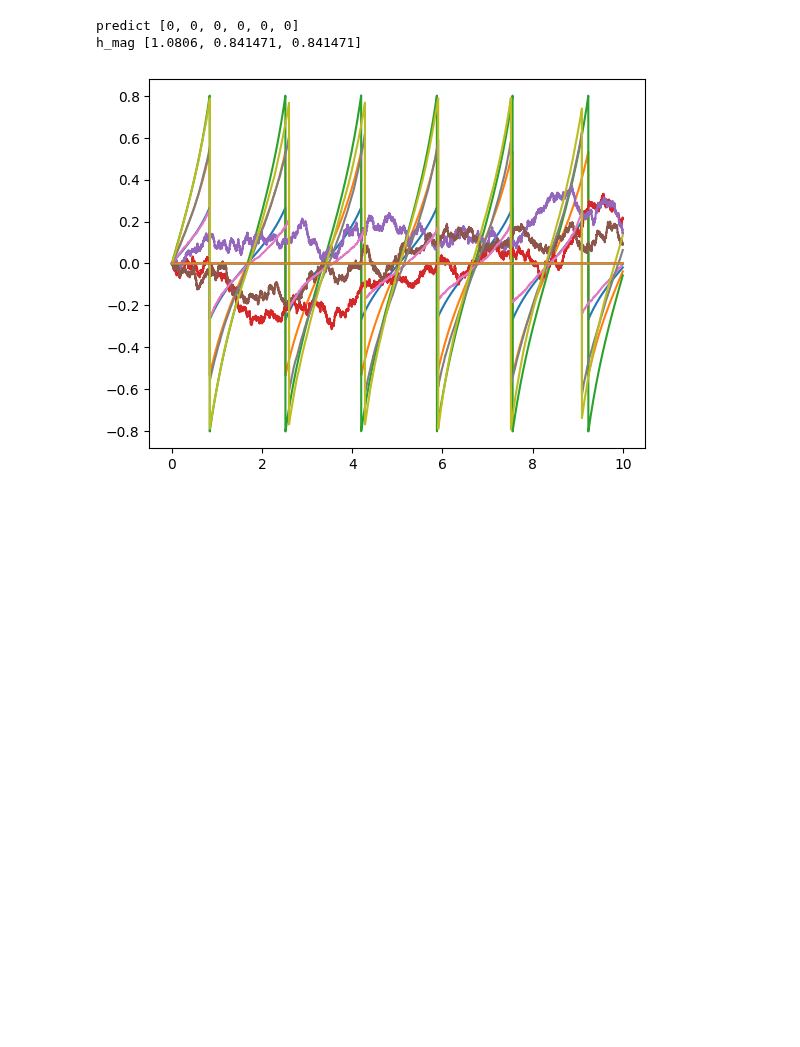
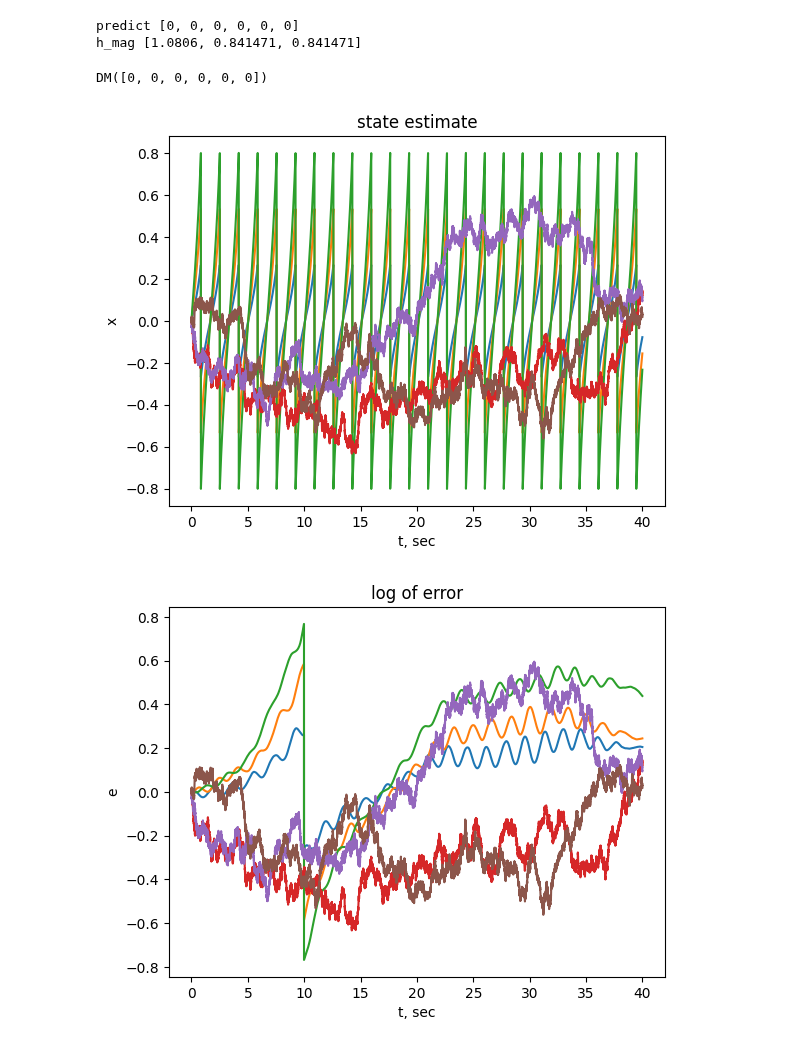
Before and after one commit to CogniPilot/cyecca, a Jupyter notebook: notebook/AttitudeEstimator.ipynb, the cells around one changed output. Drawn from its saved outputs; the diff is of its cells as text; code cells hidden in the pictures; blank space fills up the shorter version.

```diff
--- a/notebook/AttitudeEstimator.ipynb
+++ b/notebook/AttitudeEstimator.ipynb
@@ -45,18 +45,20 @@ R_nb = r_nb.to_Matrix()  # attitude matrix
 w = ca.SX.sym("w", 6)
 W = G.algebra.elem(param=w)
 
-# this is a geodetic (assuming contant gyro), so euler prediction is exact
+# this is a geodetic (assuming constant gyro), so euler prediction is exact
 # this is equivalent to:
 # X = X*(W*dt).exp(lie.SO3Mrp)
 X1 = X0 + W * dt
-r1, b1 = G.sub_elems(arg=X1)
-SO3Mrp.shadow_if_necessary(r1)
-X1 = G.elem(param=ca.vertcat(r1.param, b1.param))
-x1 = X1.param
+
+
+def shadow_if_necessary(X1):
+    r1, b1 = G.sub_elems(arg=X1)
+    SO3Mrp.shadow_if_necessary(r1)
+    return G.elem(param=ca.vertcat(r1.param, b1.param))
+
 
 # shadow Mrp if necessary
-# x1 = SO3Mrp.shadow_param_if_necessary(X1.param)
-# x1 = X.param
+x1 = shadow_if_necessary(X1).param
 
 f_predict = ca.Function("predict", [w, x0, dt], [x1], ["w", "x0", "dt"], ["x1"])
 
@@ -87,11 +89,23 @@ f_h_mag = ca.Function(
 
 # test it works
 print("h_mag", f_h_mag([0, 0, 0, 0, 0, 0], [1], [1], [1], [1], [0, 0, 0]))
+
+x0 = ca.SX.sym("x0", 6)
+x1 = ca.SX.sym("x1", 6)
+
+G0 = G.elem(x0)
+G1 = G.elem(x1)
+e_log = shadow_if_necessary(G0 * G1.inverse()).param
+
+f_log_error = ca.Function("log_error", [x0, x1], [e_log], ["x0", "x1"], ["e_log"])
+
+f_log_error(np.zeros(6), np.zeros(6))
 # %% [output]
 predict [0, 0, 0, 0, 0, 0]
 h_mag [1.0806, 0.841471, 0.841471]
+DM([0, 0, 0, 0, 0, 0])
 # %%
-def simulate(t0=0, tf=10, dt=0.001):
+def simulate(t0=0, tf=40, dt=0.001):
     t = t0
 
     # initial estimator state
@@ -103,6 +117,7 @@ def simulate(t0=0, tf=10, dt=0.001):
         "x": [],
         "xh": [],
         "t": [],
+        "e_log": [],
     }
 
     # simulation loop
@@ -114,40 +129,55 @@ def simulate(t0=0, tf=10, dt=0.001):
         gyro_bias_noise = (0.1 / ca.sqrt(dt)) * np.random.randn(3)
 
         # gyro sampling noise
-        gyro_noise = 1 * np.random.randn(3)
+        gyro_noise = 0.01 * np.random.randn(3)
 
         # extract state
         gyro_bias = x[3:]
 
         # true lie algebra
         w = np.hstack([omega, gyro_bias_noise])
 
         # true propagation
         x = np.array(f_predict(w, x, dt)).reshape(-1)
 
         # estimated lie algebra
         wh = np.hstack([omega + gyro_noise + gyro_bias, np.zeros(3)])
 
         # prediction
         xh = np.array(f_predict(wh, xh, dt)).reshape(-1)
 
+        # compute log of error
+        e_log = np.array(f_log_error(x, xh)).reshape(-1)
+
         # story history
-        hist["x"].append(np.array(x).reshape(-1))
-        hist["xh"].append(np.array(xh).reshape(-1))
+        hist["x"].append(x)
+        hist["xh"].append(xh)
+        hist["e_log"].append(e_log)
         hist["t"].append(t)
         t += dt
 
     # turn history into arrays
     for k in hist.keys():
         hist[k] = np.array(hist[k])
 
     # plot
-    plt.plot(hist["t"], hist["x"])
-    plt.plot(hist["t"], hist["xh"])
+    plt.figure()
+    plt.title("state estimate")
+    plt.plot(hist["t"], hist["x"], label="true")
+    # plt.plot(hist['t'], hist['xh'], label='est')
+    plt.xlabel("t, sec")
+    plt.ylabel("x")
+
+    plt.figure()
+    plt.title("log of error")
+    plt.plot(hist["t"], hist["e_log"])
+    plt.xlabel("t, sec")
+    plt.ylabel("e")
 
     # plt.gca().set_xlim([3.12, 3.16])
 
 
 simulate()
 # %% [output]
-[figure, old version]
+[figure, new version]
+[figure, added]
```
